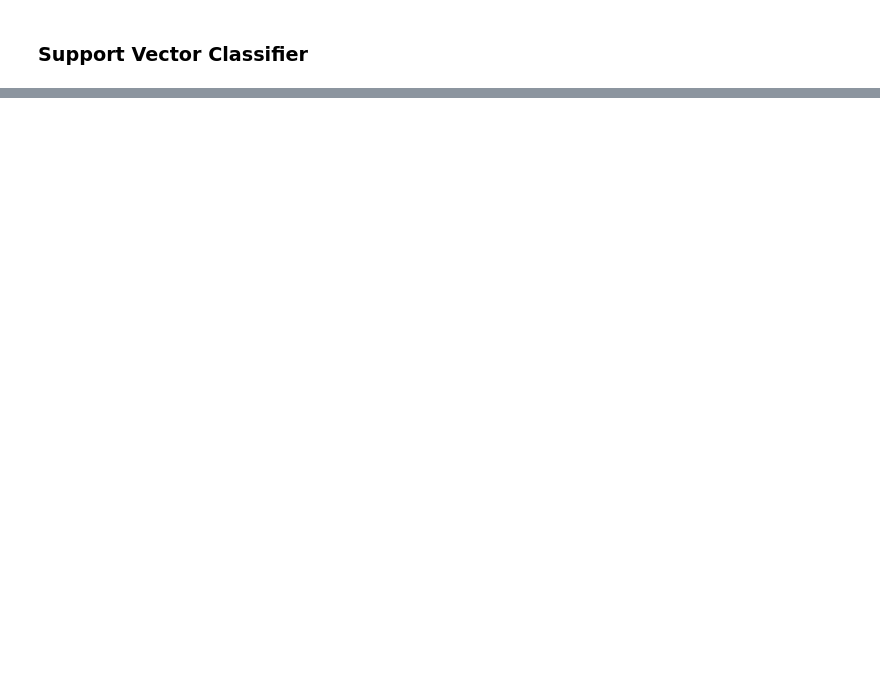
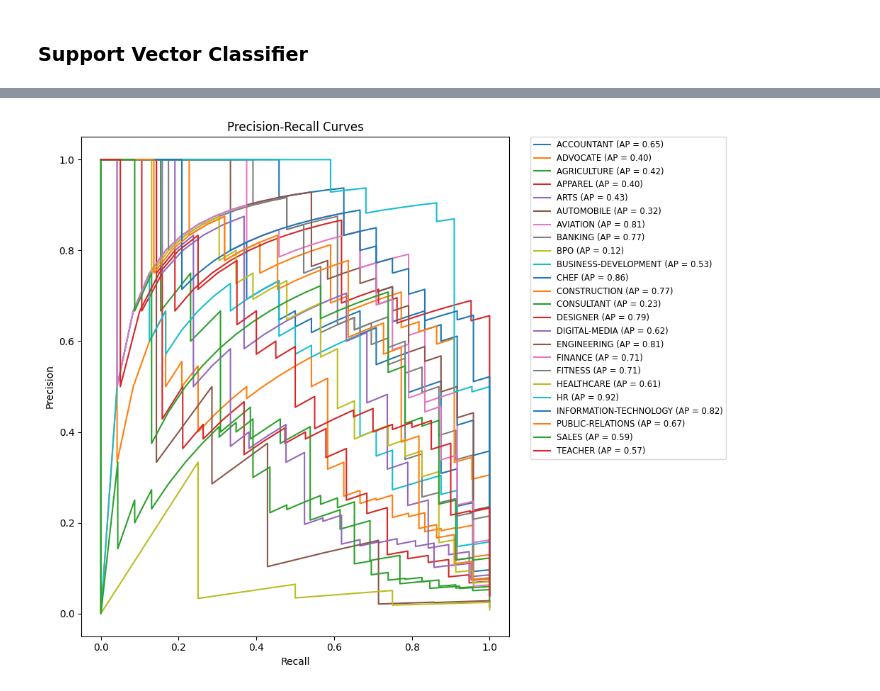
Before and after one commit to andreabochicchio02/ResumeMining, a Jupyter notebook: SVM/SVM_D2V.ipynb, the cells around one changed output, grey strips where cells are left out. Drawn from its saved outputs; the diff is of its cells as text; code cells hidden in the pictures; blank space fills up the shorter version.

```diff
--- a/SVM/SVM_D2V.ipynb
+++ b/SVM/SVM_D2V.ipynb
@@ -257,0 +231,18 @@ F1 Macro Score (CV): [0.54911815 0.57267251 0.57879423 0.59238536 0.5342735 ]
+# %%
+plt.figure(figsize=(10, 8))
+
+for i in range(len(SVC_Model_best.classes_)):
+    precision, recall, _ = precision_recall_curve(y_test_bin[:, i], y_score[:, i])
+    avg_precision = average_precision_score(y_test_bin[:, i], y_score[:, i])
+    plt.plot(recall, precision, label=f"{SVC_Model_best.classes_[i]} (AP = {avg_precision:.2f})")
+
+plt.xlabel("Recall")
+plt.ylabel("Precision")
+plt.title("Precision-Recall Curves")
+
+# Legenda esterna a destra
+plt.legend(bbox_to_anchor=(1.05, 1), loc='upper left', borderaxespad=0., fontsize='small')
+plt.tight_layout()
+plt.show()
+# %% [output]
+[figure, added]
```
Also changed, not shown: parts of 30 cells of this notebook, 6 other files.
